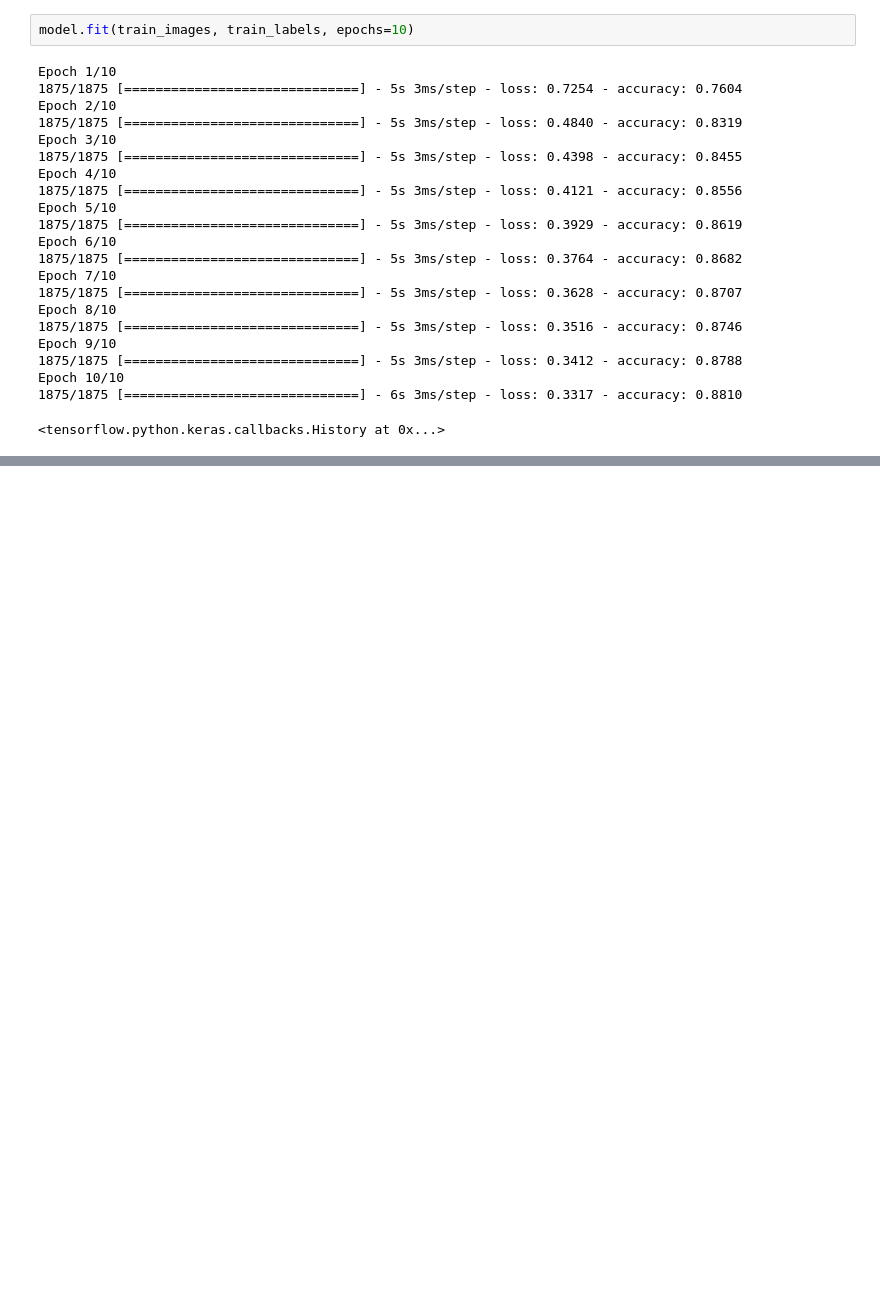
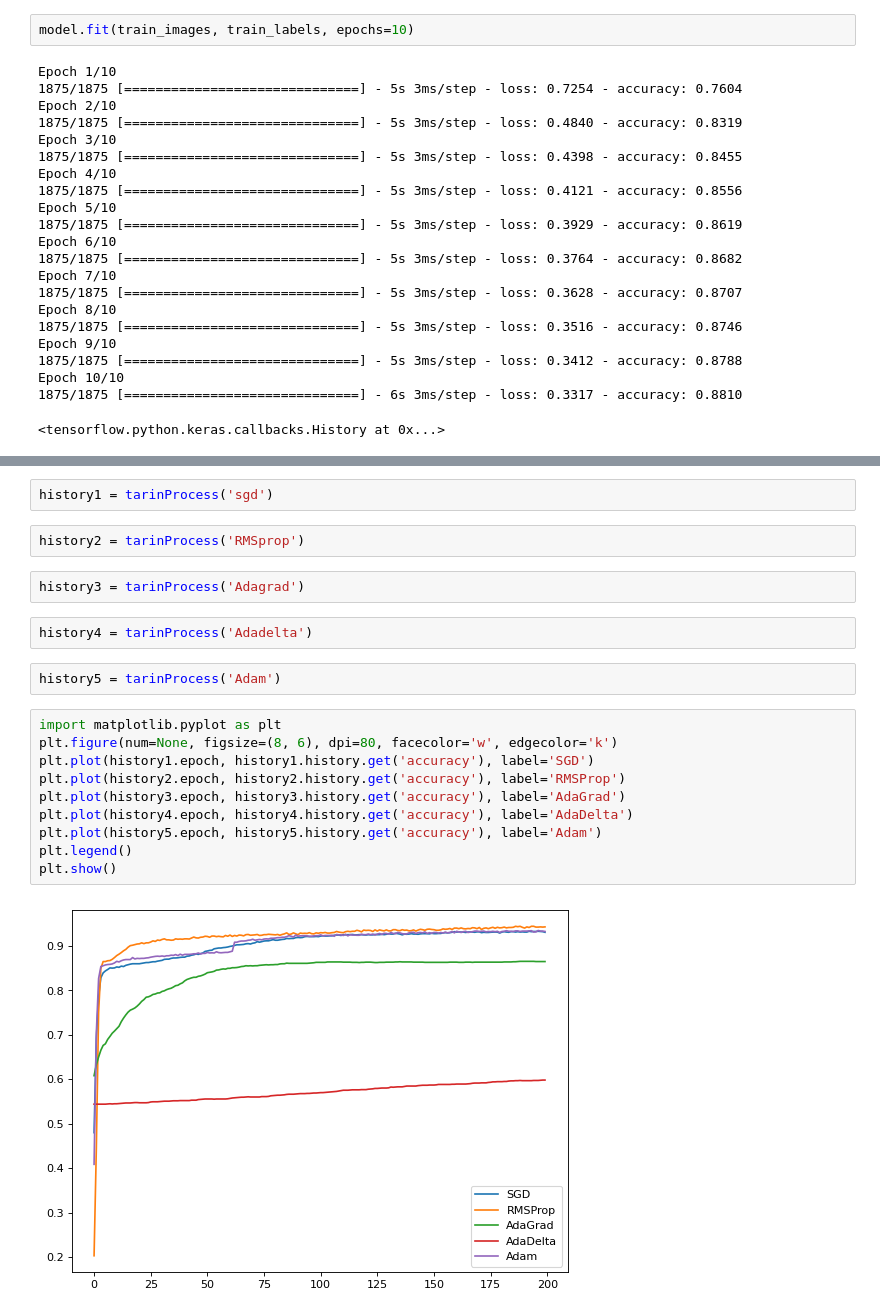
Before and after one commit to ywchiu/fubondl, a Jupyter notebook: Demo20201210.ipynb, the cells around one changed output, grey strips where cells are left out. Drawn from its saved outputs; the diff is of its cells as text; blank space fills up the shorter version.

```diff
--- a/Demo20201210.ipynb
+++ b/Demo20201210.ipynb
@@ -387,0 +586,22 @@ Epoch 10/10
+# %%
+history1 = tarinProcess('sgd')
+# %%
+history2 = tarinProcess('RMSprop')
+# %%
+history3 = tarinProcess('Adagrad')
+# %%
+history4 = tarinProcess('Adadelta')
+# %%
+history5 = tarinProcess('Adam')
+# %%
+import matplotlib.pyplot as plt
+plt.figure(num=None, figsize=(8, 6), dpi=80, facecolor='w', edgecolor='k')
+plt.plot(history1.epoch, history1.history.get('accuracy'), label='SGD')
+plt.plot(history2.epoch, history2.history.get('accuracy'), label='RMSProp')
+plt.plot(history3.epoch, history3.history.get('accuracy'), label='AdaGrad')
+plt.plot(history4.epoch, history4.history.get('accuracy'), label='AdaDelta')
+plt.plot(history5.epoch, history5.history.get('accuracy'), label='Adam')
+plt.legend()
+plt.show()
+# %% [output]
+[figure, added]
```
Also changed, not shown: parts of 26 cells of this notebook.
